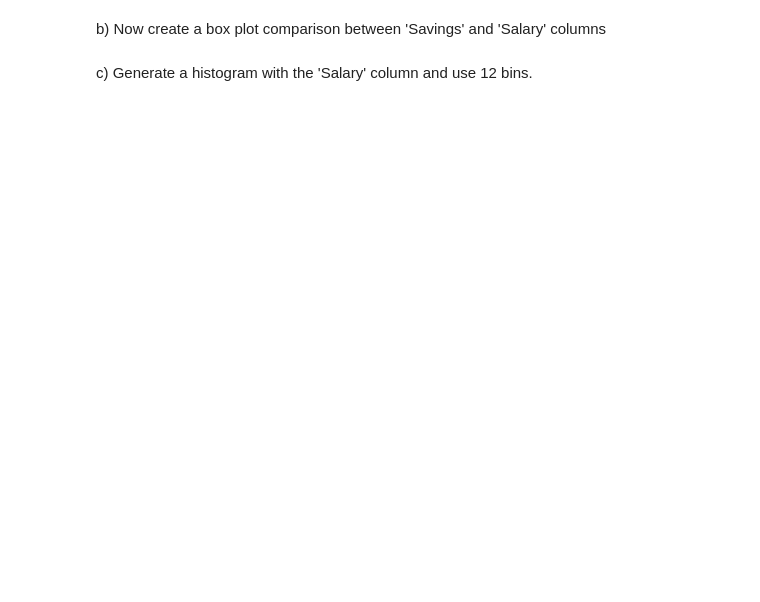
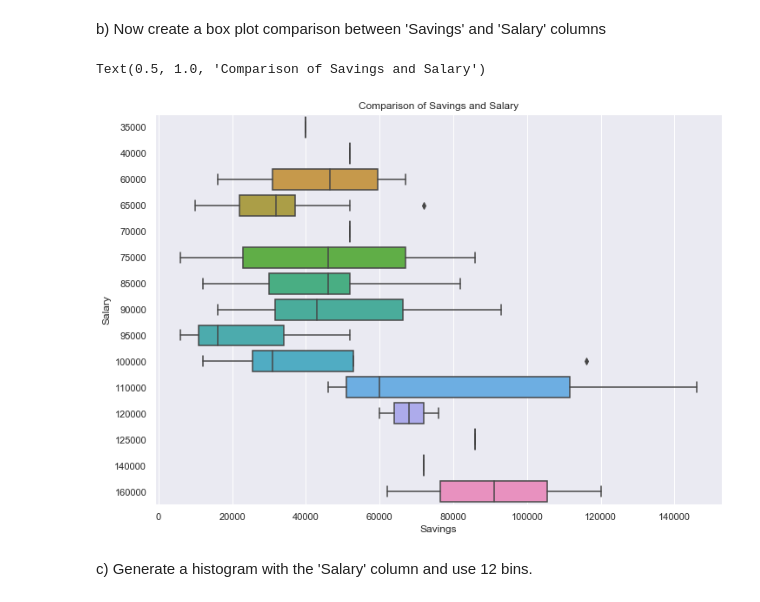
Before and after one commit to Claudine-wangari/Pandas-Assignment-1, a Jupyter notebook: Pandas and python practice.ipynb, the cells around one changed output. Cells and saved outputs as stored; diff of their text form; code cells hidden in the pictures; blank space fills up the shorter version.

```diff
--- a/Pandas and python practice.ipynb
+++ b/Pandas and python practice.ipynb
@@ -244,2 +251,11 @@ b) Now create a box plot comparison between 'Savings' and 'Salary' columns
+# %%
+#b) (1)
+#Using seaborn boxplot to compare Savings and Salary for alumni
+#Sns.set helps to increase the size of the plot
+sns.set(rc={'figure.figsize':(11.7,8.27)})
+sns.boxplot(data=alumni, x="Savings", y="Salary", orient="h").set_title("Comparison of Savings and Salary")
+# %% [output]
+Text(0.5, 1.0, 'Comparison of Savings and Salary')
+[figure, added]
 # %% [markdown]
 c) Generate a histogram with the 'Salary' column and use 12 bins.
```
Also changed, not shown: parts of 13 cells of this notebook.
